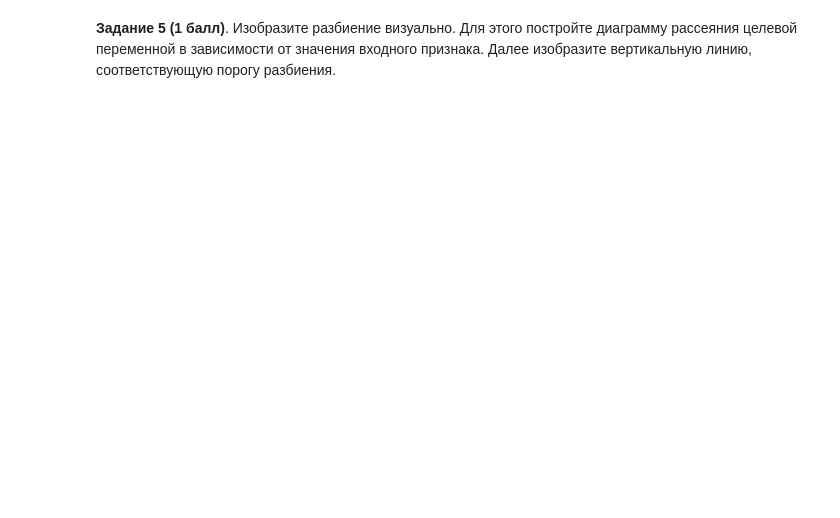
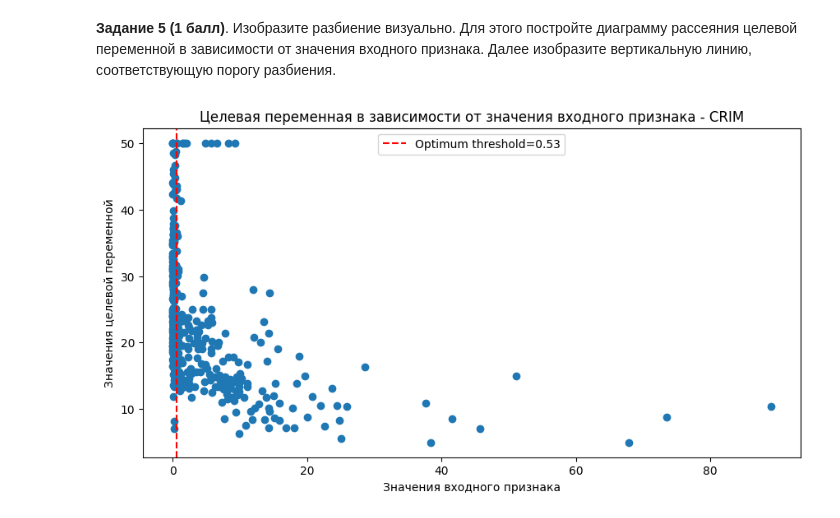
Before and after one commit to fitlemon/math_for_ds, a Jupyter notebook: Module6/14_hw_additional.ipynb, the cells around one changed output. Saved outputs shown, nothing was run; the diff lists cells and outputs as text; code cells hidden in the pictures; blank space fills up the shorter version.

```diff
--- a/Module6/14_hw_additional.ipynb
+++ b/Module6/14_hw_additional.ipynb
@@ -446,2 +480,14 @@ SyntaxError: incomplete input (1467579199.py, line 2)
+# %%
+def get_optimal_split(R_m: np.array, feature: str) -> Tuple[float, List[float]]:
+    feature_name = feature
+    thresholds = R_m[feature_name].unique()
+
+    best_gain, best_threshold = q_error(X_train, feature_name, thresholds[0]), 0
+
+    for threshold in thresholds:
+        gain = q_error(X_train, feature_name, threshold)
+        if gain <= best_gain:
+            best_threshold = threshold
+    return best_threshold, best_gain
 # %% [markdown]
 **Задание 4  (1 балл)**. Для первого разбиения найдите признак, показывающий наилучшее качество. Каков порог разбиения и значение качества? Постройте график критерия ошибки для данного признака в зависимости от значения порога.
@@ -453,0 +538,20 @@ SyntaxError: incomplete input (1467579199.py, line 2)
+# %%
+# your code
+fig = plt.figure(figsize=(8, 4))
+axes = fig.add_axes([0, 0, 1, 1])
+axes.scatter(x=X[best_feature], y=X["target"])
+axes.set_title(
+    f"Целевая переменная в зависимости от значения входного признака - {best_feature}"
+)
+axes.set_xlabel("Значения входного признака")
+axes.set_ylabel("Значения целевой переменной")
+best_threshold = get_optimal_split(X_train, best_feature)[0]
+minimum = plt.axvline(
+    x=best_threshold,
+    color="red",
+    linestyle="--",
+    label=f"Optimum threshold={round(best_threshold,2)}",
+)
+plt.legend(loc="upper center")
+# %% [output]
+[figure, added]
```
Also changed, not shown: parts of 12 cells of this notebook, 2 other files.
